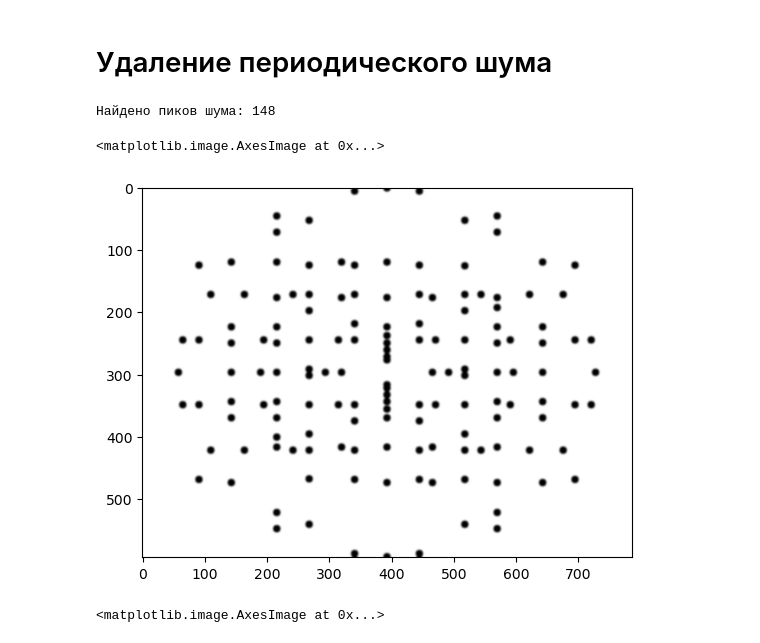
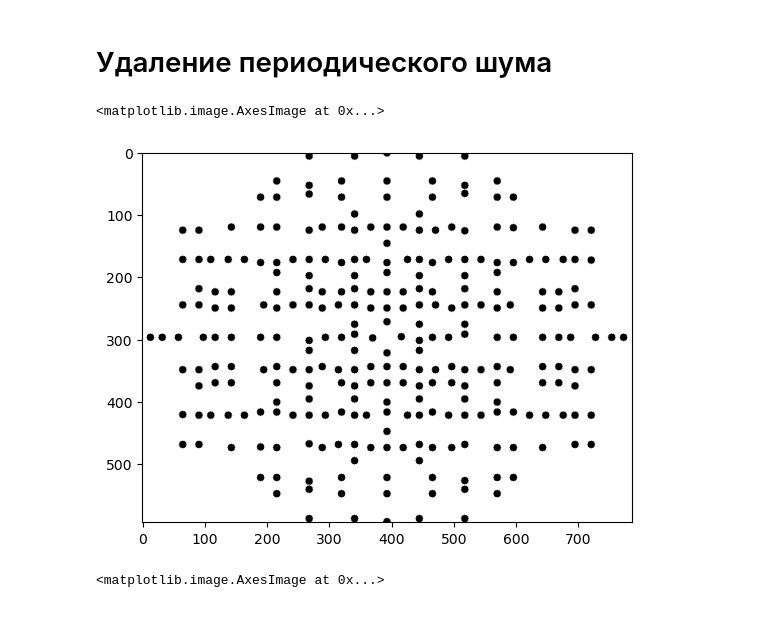
Before and after one commit to dariatsyganovaa/image-processing, a Jupyter notebook: lab_work5/lab_work5.ipynb, the cells around one changed output. Saved outputs shown, nothing was run; the diff lists cells and outputs as text; code cells hidden in the pictures.

```diff
--- a/lab_work5/lab_work5.ipynb
+++ b/lab_work5/lab_work5.ipynb
@@ -69,31 +66,20 @@ plt.imshow(conv_result, cmap='gray')
 # %%
-mag = cv.magnitude(dft_shift[:,:,0], dft_shift[:,:,1])
-
-mag_search = mag.copy()
-dist = np.sqrt((y - centerX)**2 + (x - centerY)**2)
-mag_search[dist < 20] = 0
-
-dilated = cv.dilate(mag_search, np.ones((9,9), np.uint8))
+dilated = cv.dilate(mag_search, np.ones((25,25), np.uint8))
 local_max_mask = (mag_search == dilated)
-threshold = np.percentile(mag_search[mag_search > 0], 99.9)
+threshold = np.percentile(mag_search[mag_search > 0], 99.7)
 peaks = np.argwhere(local_max_mask & (mag_search > threshold))
-print("Найдено пиков шума:", len(peaks))
-# %% [output]
-Найдено пиков шума: 148
 # %%
 mask2d = np.ones((h, w), np.float32)
 for (py, px) in peaks:
     cv.circle(mask2d, (int(px), int(py)), 6, 0, -1)
 
-mask2d = cv.GaussianBlur(mask2d, (7, 7), 0)
-
 mask = np.zeros((h, w, 2), np.float32)
 mask[:,:,0] = mask2d
 mask[:,:,1] = mask2d
 plt.imshow(mask2d, cmap='gray')
 # %% [output]
 <matplotlib.image.AxesImage at 0x...>
-[figure, old version]
+[figure, new version]
 # %%
 dft_shift_notch = dft_shift * mask
 f_ishift = np.fft.ifftshift(dft_shift_notch)
```
Also changed, not shown: parts of 7 cells of this notebook.
